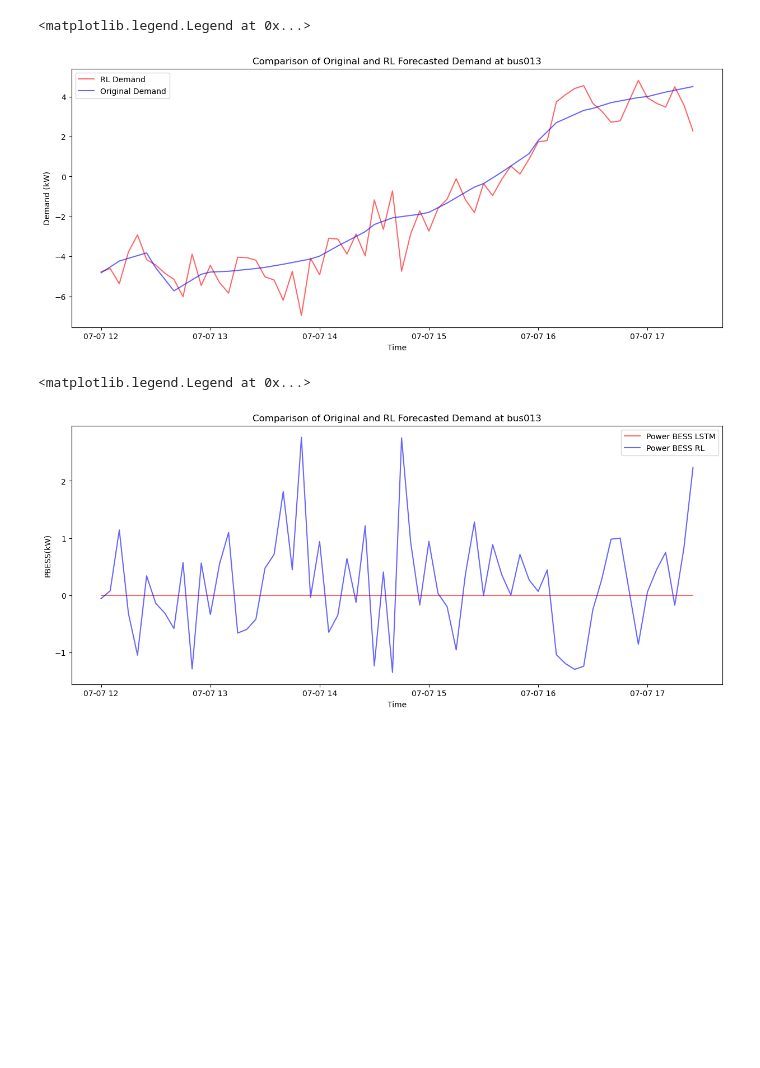
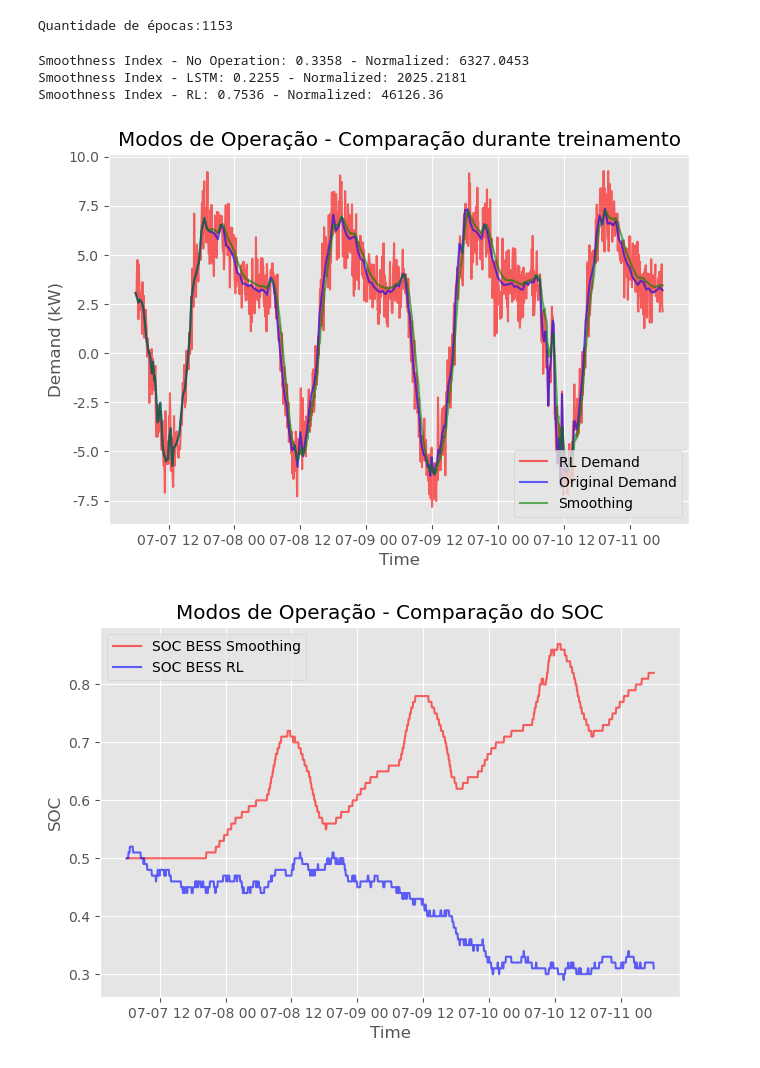
Before and after one commit to JCARNEIROX/IA367-Aprendizado-Reforco, a Jupyter notebook: GridFlexPy/analyze_data.ipynb, the cells around one changed output. Saved outputs shown, nothing was run; the diff lists cells and outputs as text; code cells hidden in the pictures; blank space fills up the shorter version.

```diff
--- a/GridFlexPy/analyze_data.ipynb
+++ b/GridFlexPy/analyze_data.ipynb
@@ -11,50 +12,72 @@ path_loads =path_data + 'loads/'
 path_generation = path_data + 'generators_profiles/'
 path_losses = path_data + 'output/csv/losses/'
 path_bess = path_data + 'output/csv/bess/'
-dir_model = path_data + "/output/models/"
+dir_model = path_data + "/output/csv/models/"
+dir_img = path_data + "/output/img/"
 # %%
 demand_NoOperation = path_demand + 'Demand_NoOperation_year_CondominioDosIpes.csv'
-demand_RL = dir_model + 'demand_train.csv'
+demand_smoothing = path_demand + 'Demand_Forecasting_bus013_year_CondominioDosIpes.csv'
+demand_RL = path_demand + 'demand_train.csv'
+# demand_RL = path_demand + 'rl_forecasting_results_test_PPO.csv'
 bess_Forecasting = path_bess + 'BessPowers_Forecasting_bus013_year_CondominioDosIpes.csv'
-bess_RL = dir_model + 'bess_train.csv'
+bess_RL = path_bess + 'bess_train.csv'
+# bess_RL = path_bess + 'rl_forecasting_bess_power_test_PPO.csv'
 # %%
 demand_values = pd.read_csv(demand_NoOperation)
 demand_rl_values = pd.read_csv(demand_RL)
 bess_rl_values = pd.read_csv(bess_RL)
+demand_smoothing_values = pd.read_csv(demand_smoothing)
 bess_forecasting_values = pd.read_csv(bess_Forecasting)
 bess_forecasting_values['Timestep'] = pd.to_datetime(bess_forecasting_values['Timestep'])
 bess_rl_values['Timestep'] = pd.to_datetime(bess_rl_values['Timestep'])
 demand_values['Timestep'] = pd.to_datetime(demand_values['Timestep'])
 demand_rl_values['Timestep'] = pd.to_datetime(demand_rl_values['Timestep'])
-# date_ini = '2012-07-08 06:05'
-date_ini = '2012-07-07 12:00'
-date_end = '2012-07-07 17:25'
+demand_smoothing_values['Timestep'] = pd.to_datetime(demand_smoothing_values['Timestep'])
+date_ini = '2012-07-07 06:00'
+date_end = '2012-07-11 06:00'
 time = pd.date_range(start=date_ini, end=date_end, freq='5min')
 demand_values = demand_values[(demand_values['Timestep'] >= date_ini) & (demand_values['Timestep'] <= date_end)]
 demand_rl_values = demand_rl_values[(demand_rl_values['Timestep'] >= date_ini) & (demand_rl_values['Timestep'] <= date_end)]
 bess_rl_values = bess_rl_values[(bess_rl_values['Timestep'] >= date_ini) & (bess_rl_values['Timestep'] <= date_end)]
 bess_forecasting_values = bess_forecasting_values[(bess_forecasting_values['Timestep'] >= date_ini) & (bess_forecasting_values['Timestep'] <= date_end)]
+demand_smoothing_values = demand_smoothing_values[(demand_smoothing_values['Timestep'] >= date_ini) & (demand_smoothing_values['Timestep'] <= date_end)]
+# %%
+print(f"Quantidade de épocas:{len(time)}")
+# %% [output]
+Quantidade de épocas:1153
+# %%
+sigma_normal,norm_normal = smoothness_index(demand_values['P(kW)'].values)
+sigma_rl,norm_rl = smoothness_index(demand_rl_values['P(kW)'].values)
+sigma_lstm,norm_lstm = smoothness_index(demand_smoothing_values['P(kW)'].values)
+print(f'Smoothness Index - No Operation: {sigma_normal} - Normalized: {norm_normal}')
+print(f'Smoothness Index - LSTM: {sigma_lstm} - Normalized: {norm_lstm}')
+print(f'Smoothness Index - RL: {sigma_rl} - Normalized: {norm_rl}')
+# %% [output]
+Smoothness Index - No Operation: 0.3358 - Normalized: 6327.0453
+Smoothness Index - LSTM: 0.2255 - Normalized: 2025.2181
+Smoothness Index - RL: 0.7536 - Normalized: 46126.36
 # %%
 # plotting the demand values
 
-plt.figure(figsize=(15, 6))
+plt.figure(figsize=(7.48, 4.8))
 plt.plot(time, demand_rl_values['P(kW)'], label='RL Demand', color='red', alpha=0.6)
 plt.plot(time, demand_values['P(kW)'], label='Original Demand', color='blue', alpha=0.6)
+plt.plot(time,demand_smoothing_values['P(kW)'], label='Smoothing', color='green', alpha=0.6)
 plt.xlabel('Time')
 plt.ylabel('Demand (kW)')
-plt.title('Comparison of Original and RL Forecasted Demand at bus013')
-plt.legend()
+plt.title('Modos de Operação - Comparação durante treinamento')
+plt.legend(loc='lower right')
+plt.savefig(dir_img + 'demand_comparison.png',dpi = 300,bbox_inches='tight')
 # %% [output]
-<matplotlib.legend.Legend at 0x...>
-[figure, old version]
+[figure, new version]
 # %%
-plt.figure(figsize=(15, 6))
-plt.plot(time, bess_forecasting_values['P(kW)'], label='Power BESS LSTM', color='red', alpha=0.6)
-plt.plot(time, bess_rl_values['P(kW)'], label='Power BESS RL', color='blue', alpha=0.6)
+plt.figure(figsize=(7.48, 4.8))
+plt.plot(time, bess_forecasting_values['SOC'], label='SOC BESS Smoothing', color='red', alpha=0.6)
+plt.plot(time, bess_rl_values['SOC'], label='SOC BESS RL', color='blue', alpha=0.6)
 plt.xlabel('Time')
-plt.ylabel('PBESS(kW)')
-plt.title('Comparison of Original and RL Forecasted Demand at bus013')
+plt.ylabel('SOC')
+plt.title('Modos de Operação - Comparação do SOC')
 plt.legend()
+plt.savefig(dir_img + 'soc_comparison.png',dpi = 300,bbox_inches='tight')
 # %% [output]
-<matplotlib.legend.Legend at 0x...>
-[figure, old version]
+[figure, new version]
```
Also changed, not shown: parts of 9 cells of this notebook, 22 other files.
